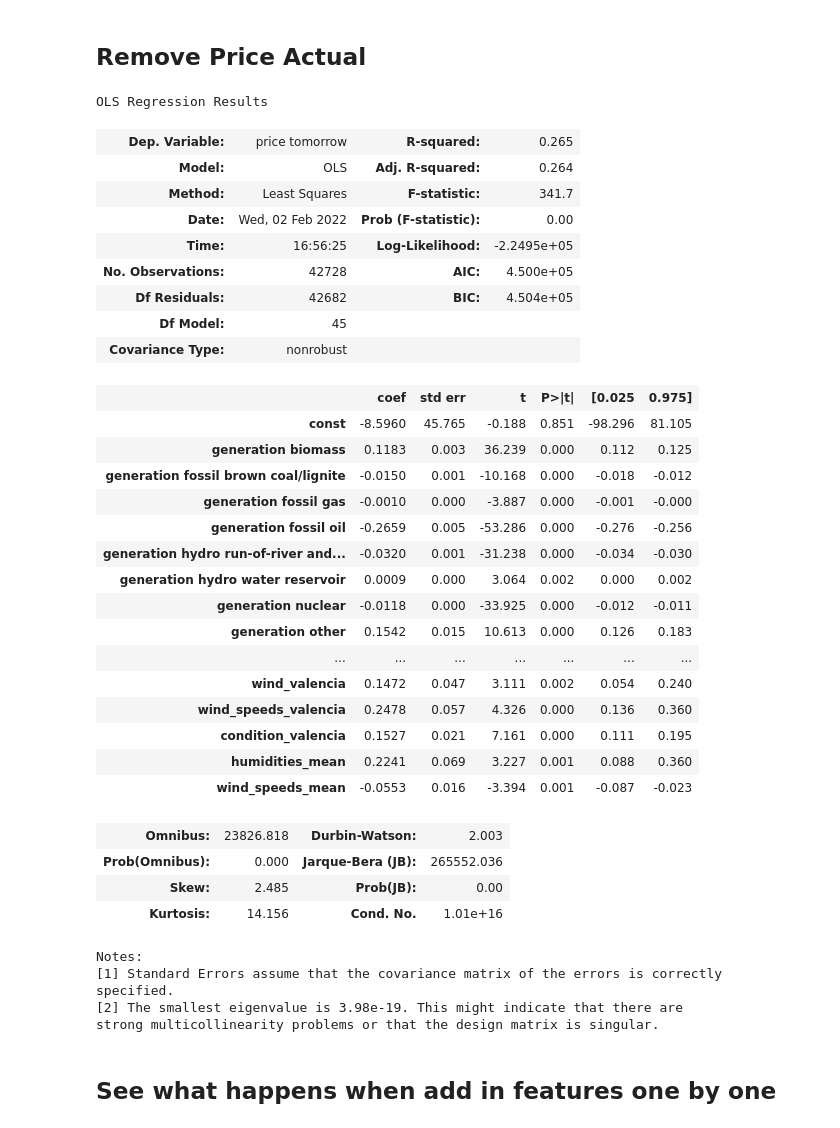
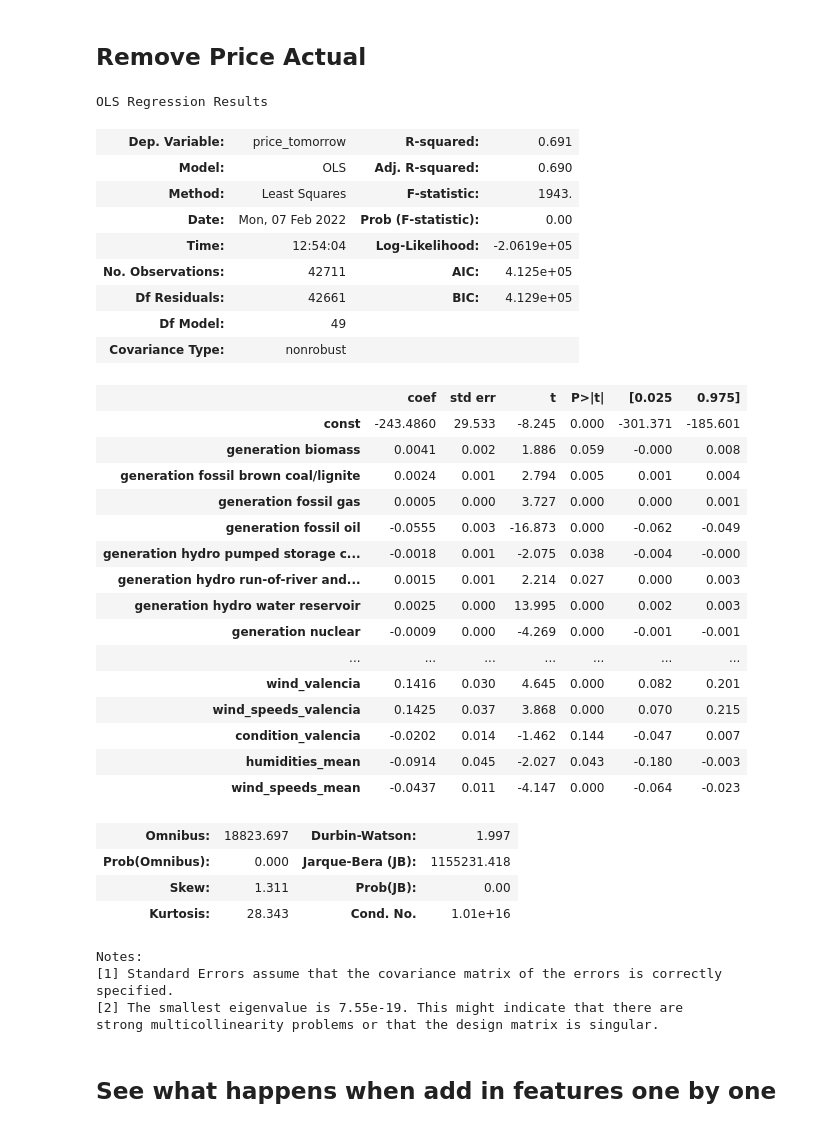
Before and after one commit to EvanHolder/Predicting-Energy-Markets-in-Spain, a Jupyter notebook: notebooks/LinearRegression.ipynb, the cells around one changed output. Saved outputs shown, nothing was run; the diff lists cells and outputs as text; code cells hidden in the pictures.

```diff
--- a/notebooks/LinearRegression.ipynb
+++ b/notebooks/LinearRegression.ipynb
@@ -42,8 +42,8 @@ df['pressures_mean']=df.filter(regex='pressures').mean(axis=1)
 ## Multicolinearity
 # %%
 # Create correlation matrix
-corr = df.drop(columns='price tomorrow').corr().abs().stack().reset_index().sort_values(0, ascending=False)
-corr_price = df.corr()['price tomorrow'].reset_index().sort_values('price tomorrow', ascending=False)
+corr = df.drop(columns='price_tomorrow').corr().abs().stack().reset_index().sort_values(0, ascending=False)
+corr_price = df.corr()['price_tomorrow'].reset_index().sort_values('price_tomorrow', ascending=False)
 
 # Rename correlation column
 corr.rename(columns={0:'cor'}, inplace=True)
@@ -51,7 +51,7 @@ corr.rename(columns={0:'cor'}, inplace=True)
 # Remove correlation between same variables and duplicates
 corr = corr.loc[corr['cor']!=1]
 corr.drop_duplicates(subset='cor', inplace=True)
-corr_price = corr_price.loc[corr_price['price tomorrow']!=1]
+corr_price = corr_price.loc[corr_price['price_tomorrow']!=1]
 
 # Reset index
 corr.reset_index(drop=True, inplace=True)
@@ -80,9 +87,10 @@ for row in range(len(corr.loc[corr.cor>.8])):
     var1 = corr.loc[row,'level_0']
     var2 = corr.loc[row,'level_1']
 
-    # Get var corrs with price tomorrow
-    var1_corr = float(corr_price.loc[corr_price['index'] == var1, 'price tomorrow'])
-    var2_corr = float(corr_price.loc[corr_price['index'] == var2, 'price tomorrow'])
+    # Get var corrs with price_tomorrow
+    var1_corr = float(corr_price.loc[corr_price['index'] == var1, 'price_tomorrow'])
+    var2_corr = float(corr_price.loc[corr_price['index'] == var2, 'price_tomorrow'])
+
     # Add the lower correlation to the drop list
     if var1_corr > var2_corr:
         drop.append(var2)
@@ -143,7 +171,7 @@ for col, ax in zip(df.columns, axes.flatten()):
 # %% [markdown]
 ## Split Data
 # %%
-X_train, X_test, y_train, y_test = train_test_split(df.drop(columns='price tomorrow'), df['price tomorrow'], test_size=.3,
+X_train, X_test, y_train, y_test = train_test_split(df.drop(columns='price_tomorrow'), df['price_tomorrow'], test_size=.3,
                                                     random_state=17)
 X_test, X_val, y_test, y_val = train_test_split(X_test, y_test, test_size=.5, random_state=17)
 # %% [markdown]
@@ -257,42 +312,42 @@ strong multicollinearity or other numerical problems.
 ## Remove Price Actual
 # %%
 X_train = sm.add_constant(X_train)
-lr_2 = sm.OLS(y_train, X_train.drop(columns='price actual')).fit()
+lr_2 = sm.OLS(y_train, X_train.drop(columns='price_today')).fit()
 lr_2.summary()
 # %% [output]
 OLS Regression Results
-| Dep. Variable: | price tomorrow | R-squared: | 0.265 |
-| Model: | OLS | Adj. R-squared: | 0.264 |
-| Method: | Least Squares | F-statistic: | 341.7 |
-| Date: | Wed, 02 Feb 2022 | Prob (F-statistic): | 0.00 |
-| Time: | 16:56:25 | Log-Likelihood: | -2.2495e+05 |
-| No. Observations: | 42728 | AIC: | 4.500e+05 |
-| Df Residuals: | 42682 | BIC: | 4.504e+05 |
-| Df Model: | 45 |  |  |
+| Dep. Variable: | price_tomorrow | R-squared: | 0.691 |
+| Model: | OLS | Adj. R-squared: | 0.690 |
+| Method: | Least Squares | F-statistic: | 1943. |
+| Date: | Mon, 07 Feb 2022 | Prob (F-statistic): | 0.00 |
+| Time: | 12:54:04 | Log-Likelihood: | -2.0619e+05 |
+| No. Observations: | 42711 | AIC: | 4.125e+05 |
+| Df Residuals: | 42661 | BIC: | 4.129e+05 |
+| Df Model: | 49 |  |  |
 | Covariance Type: | nonrobust |  |  |
 |  | coef | std err | t | P>|t| | [0.025 | 0.975] |
-| const | -8.5960 | 45.765 | -0.188 | 0.851 | -98.296 | 81.105 |
-| generation biomass | 0.1183 | 0.003 | 36.239 | 0.000 | 0.112 | 0.125 |
-| generation fossil brown coal/lignite | -0.0150 | 0.001 | -10.168 | 0.000 | -0.018 | -0.012 |
-| generation fossil gas | -0.0010 | 0.000 | -3.887 | 0.000 | -0.001 | -0.000 |
-| generation fossil oil | -0.2659 | 0.005 | -53.286 | 0.000 | -0.276 | -0.256 |
-| generation hydro run-of-river and... | -0.0320 | 0.001 | -31.238 | 0.000 | -0.034 | -0.030 |
-| generation hydro water reservoir | 0.0009 | 0.000 | 3.064 | 0.002 | 0.000 | 0.002 |
-| generation nuclear | -0.0118 | 0.000 | -33.925 | 0.000 | -0.012 | -0.011 |
-| generation other | 0.1542 | 0.015 | 10.613 | 0.000 | 0.126 | 0.183 |
+| const | -243.4860 | 29.533 | -8.245 | 0.000 | -301.371 | -185.601 |
+| generation biomass | 0.0041 | 0.002 | 1.886 | 0.059 | -0.000 | 0.008 |
+| generation fossil brown coal/lignite | 0.0024 | 0.001 | 2.794 | 0.005 | 0.001 | 0.004 |
+| generation fossil gas | 0.0005 | 0.000 | 3.727 | 0.000 | 0.000 | 0.001 |
+| generation fossil oil | -0.0555 | 0.003 | -16.873 | 0.000 | -0.062 | -0.049 |
+| generation hydro pumped storage c... | -0.0018 | 0.001 | -2.075 | 0.038 | -0.004 | -0.000 |
+| generation hydro run-of-river and... | 0.0015 | 0.001 | 2.214 | 0.027 | 0.000 | 0.003 |
+| generation hydro water reservoir | 0.0025 | 0.000 | 13.995 | 0.000 | 0.002 | 0.003 |
+| generation nuclear | -0.0009 | 0.000 | -4.269 | 0.000 | -0.001 | -0.001 |
 | ... | ... | ... | ... | ... | ... | ... |
-| wind_valencia | 0.1472 | 0.047 | 3.111 | 0.002 | 0.054 | 0.240 |
-| wind_speeds_valencia | 0.2478 | 0.057 | 4.326 | 0.000 | 0.136 | 0.360 |
-| condition_valencia | 0.1527 | 0.021 | 7.161 | 0.000 | 0.111 | 0.195 |
-| humidities_mean | 0.2241 | 0.069 | 3.227 | 0.001 | 0.088 | 0.360 |
-| wind_speeds_mean | -0.0553 | 0.016 | -3.394 | 0.001 | -0.087 | -0.023 |
+| wind_valencia | 0.1416 | 0.030 | 4.645 | 0.000 | 0.082 | 0.201 |
+| wind_speeds_valencia | 0.1425 | 0.037 | 3.868 | 0.000 | 0.070 | 0.215 |
+| condition_valencia | -0.0202 | 0.014 | -1.462 | 0.144 | -0.047 | 0.007 |
+| humidities_mean | -0.0914 | 0.045 | -2.027 | 0.043 | -0.180 | -0.003 |
+| wind_speeds_mean | -0.0437 | 0.011 | -4.147 | 0.000 | -0.064 | -0.023 |
-| Omnibus: | 23826.818 | Durbin-Watson: | 2.003 |
-| Prob(Omnibus): | 0.000 | Jarque-Bera (JB): | 265552.036 |
-| Skew: | 2.485 | Prob(JB): | 0.00 |
-| Kurtosis: | 14.156 | Cond. No. | 1.01e+16 |
+| Omnibus: | 18823.697 | Durbin-Watson: | 1.997 |
+| Prob(Omnibus): | 0.000 | Jarque-Bera (JB): | 1155231.418 |
+| Skew: | 1.311 | Prob(JB): | 0.00 |
+| Kurtosis: | 28.343 | Cond. No. | 1.01e+16 |
 Notes:
 [1] Standard Errors assume that the covariance matrix of the errors is correctly specified.
-[2] The smallest eigenvalue is 3.98e-19. This might indicate that there are
+[2] The smallest eigenvalue is 7.55e-19. This might indicate that there are
 strong multicollinearity problems or that the design matrix is singular.
 # %% [markdown]
 ## See what happens when add in features one by one
```
Also changed, not shown: parts of 37 cells of this notebook.
